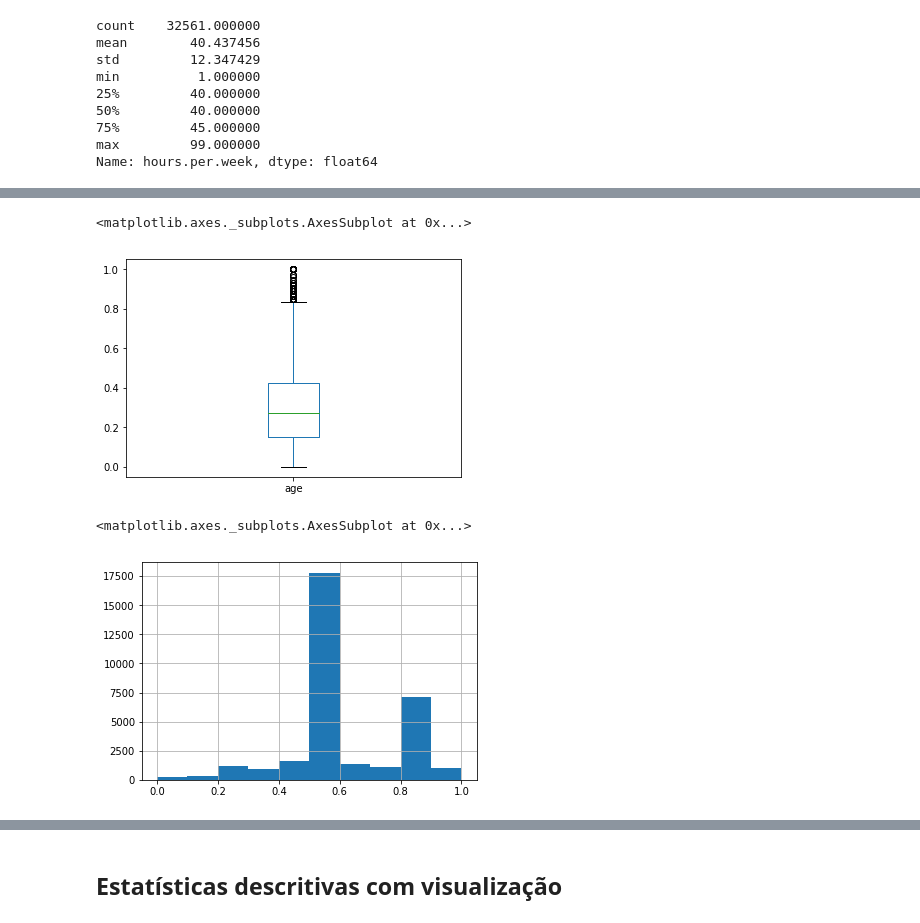
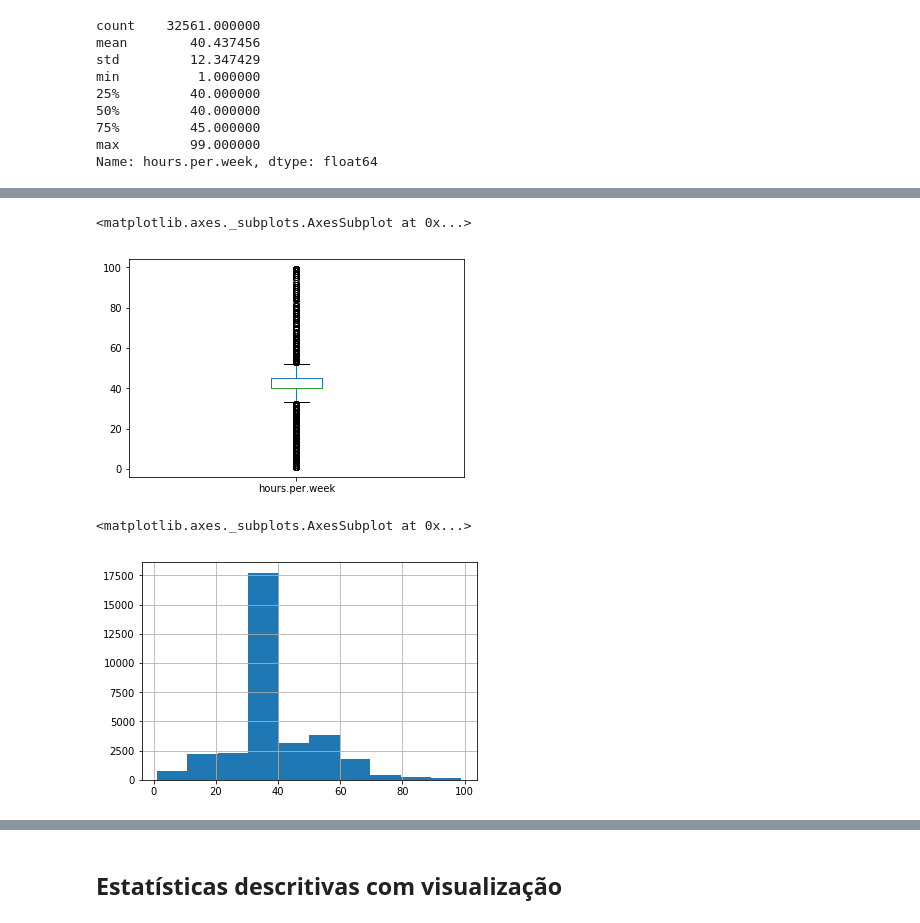
Before and after one commit to glm97/Gender-Inequality, a Jupyter notebook: gender-inequality.ipynb, the cells around one changed output, grey strips where cells are left out. Cells and saved outputs as stored; diff of their text form; code cells hidden in the pictures.

```diff
--- a/gender-inequality.ipynb
+++ b/gender-inequality.ipynb
@@ -107,3 +95,0 @@ Name: age, dtype: float64
-# %%
-base1['age'] = (base1['age'] - base1['age'].min()) / (base1['age'].max() - base1['age'].min())
-base1['age'].describe()
@@ -132,3 +95,0 @@ Name: education.num, dtype: float64
-# %%
-base1['education.num'] = (base1['education.num'] - base1['education.num'].min()) / (base1['education.num'].max() - base1['education.num'].min())
-base1['education.num'].describe()
@@ -154,6 +110,3 @@ min          1.000000
 75%         45.000000
 max         99.000000
 Name: hours.per.week, dtype: float64
-# %%
-base1['hours.per.week'] = (base1['hours.per.week'] - base1['hours.per.week'].min()) / (base1['hours.per.week'].max() - base1['hours.per.week'].min())
-base1['hours.per.week'].describe()
@@ -169,0 +123,4 @@ Name: hours.per.week, dtype: float64
+# %%
+from numpy import log10
+base1['hours_log'] = log10(base1['hours.per.week'])
+base1['hours_log'].hist()
@@ -172,10 +180,10 @@ Name: hours.per.week, dtype: float64
 # %%
-base1['age'].plot.box()
+base1['hours.per.week'].plot.box()
 # %% [output]
 <matplotlib.axes._subplots.AxesSubplot at 0x...>
-[figure, old version]
+[figure, new version]
 # %%
-base1['age'].hist()
+base1['hours.per.week'].hist()
 # %% [output]
 <matplotlib.axes._subplots.AxesSubplot at 0x...>
-[figure, old version]
+[figure, new version]
```
Also changed, not shown: parts of 28 cells of this notebook.
